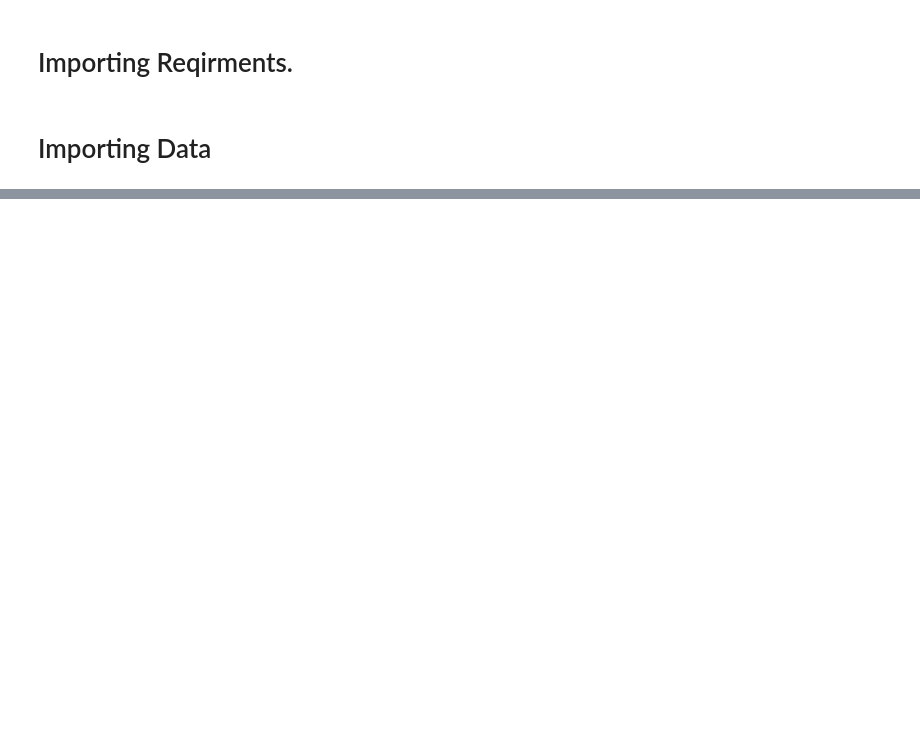
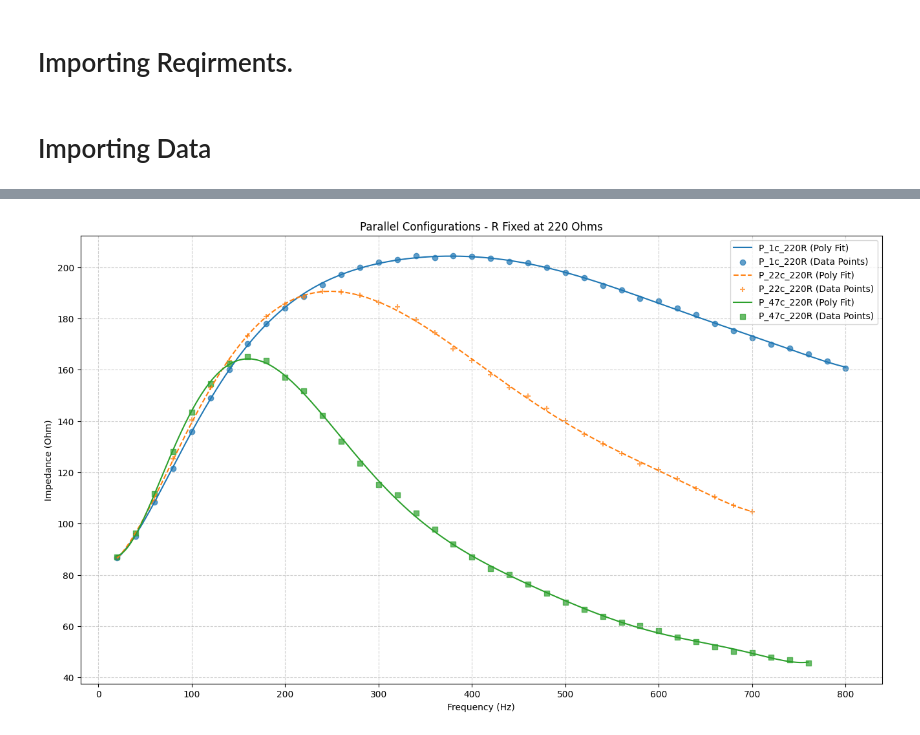
Before and after one commit to ibeuler/LAB-Reports, a Jupyter notebook: 10th_Experiment_RLC/Calculations.ipynb, the cells around one changed output, grey strips where cells are left out. Cells and saved outputs as stored; diff of their text form; code cells hidden in the pictures; blank space fills up the shorter version.

```diff
--- a/10th_Experiment_RLC/Calculations.ipynb
+++ b/10th_Experiment_RLC/Calculations.ipynb
@@ -58,10 +58,0 @@ DATA["Parallel"]["P_1c_220R"]
-# %%
-for configuration in DATA.keys():
-    print(configuration)
-    for combination_data in DATA[configuration].values():
-        x = combination_data["Frequency frq"][1:]
-        y = combination_data["Impedance Z"][1:]
-        print(x,y)
-        plt.figure(figsize=(16,9))
-        plt.scatter(x,y)
-        plt.show()
@@ -177,0 +67,74 @@ Name: Impedance Z, dtype: object
+# %%
+output_directory = "output_plots/"
+if not os.path.exists(output_directory+"Fixed_C/"):
+    os.makedirs(output_directory+"Fixed_C/")
+# %%
+degree_p = 8
+degree_s = 20
+
+def plot_configurations(DATA, degree):
+    for configuration, combinations in DATA.items():
+        # Two figures per configuration
+        plt.figure(figsize=(16, 9))
+        markers = itertools.cycle(['o', '+', '*','x','s', 'D', 'v', '<', '>', 'P',  ',', '1', '2', '3'])
+        linestyles = itertools.cycle(['-', '--', ':', '-.', '-', '--', ':', '-.', '-'])
+        for combination_name, combination_data in combinations.items():
+            marker = next(markers)
+            linestyle = next(linestyles)
+            if "220R" in combination_name:
+                x = combination_data["Frequency frq"].iloc[1:].dropna()
+                y = combination_data["Impedance Z"].iloc[1:].dropna()
+                if configuration == "Parallel":
+
+                    coefficients = np.polyfit(x, y, degree_p)
+                    poly = np.poly1d(coefficients)
+                    x_sorted = np.linspace(min(x), max(x), 500)
+                    plt.plot(x_sorted, poly(x_sorted), label=f'{combination_name} (Poly Fit)',linestyle=linestyle)
+                elif configuration == "Series":
+
+                    coefficients = np.polyfit(x, y, degree_s)
+                    poly = np.poly1d(coefficients)
+                    x_sorted = np.linspace(min(x), max(x), 500)
+                    plt.plot(x_sorted, poly(x_sorted), label=f'{combination_name} (Poly Fit)',linestyle=linestyle)
+                plt.scatter(x, y, alpha=0.7, label=f'{combination_name} (Data Points)',marker=marker)
+        plt.xlabel('Frequency (Hz)')
+        plt.ylabel('Impedance (Ohm)')
+        plt.title(f'{configuration} Configurations - R Fixed at 220 Ohms')
+        plt.legend()
+        plt.grid(True, linestyle='--', alpha=0.6)
+        plt.savefig(output_directory+f"Fixed_R/"+f"{configuration}.png",dpi=300 )
+        plt.show()
+
+        markers = itertools.cycle(['o', '+', '*','x','s', 'D', 'v', '<', '>', 'P',  ',', '1', '2', '3'])
+        linestyles = itertools.cycle(['-', '--', ':', '-.', '-', '--', ':', '-.', '-'])
+        plt.figure(figsize=(16, 9))
+        for combination_name, combination_data in combinations.items():
+            marker = next(markers)
+            linestyle = next(linestyles)
+            if "22c" in combination_name:
+                x = combination_data["Frequency frq"].iloc[1:].dropna()
+                y = combination_data["Impedance Z"].iloc[1:].dropna()
+                if configuration == "Parallel":
+                    coefficients = np.polyfit(x, y, degree)
+                    poly = np.poly1d(coefficients)
+                    x_sorted = np.linspace(min(x), max(x), 500)
+                    plt.plot(x_sorted, poly(x_sorted), label=f'{combination_name} (Poly Fit)',linestyle=linestyle)
+                elif configuration == "Series":
+                    coefficients = np.polyfit(x, y, degree_s)
+                    poly = np.poly1d(coefficients)
+                    x_sorted = np.linspace(min(x), max(x), 500)
+                    plt.plot(x_sorted, poly(x_sorted), label=f'{combination_name} (Poly Fit)',linestyle=linestyle)
+
+                plt.scatter(x, y, alpha=0.7, label=f'{combination_name} (Data Points)',marker=marker)
+        plt.xlabel('Frequency (Hz)')
+        plt.ylabel('Impedance (Ohm)')
+        plt.title(f'{configuration} Configurations - Capacitance Fixed at 2.2 µF ')
+        plt.legend()
+        plt.grid(True, linestyle='--', alpha=0.6)
+        plt.savefig(output_directory+f"Fixed_C/"+f"{configuration}.png",dpi=300 )
+        plt.show()
+
+
+plot_configurations(DATA, degree=9)
+# %% [output]
+[figure, added]
```
Also changed, not shown: parts of 6 cells of this notebook, 7 other files.
